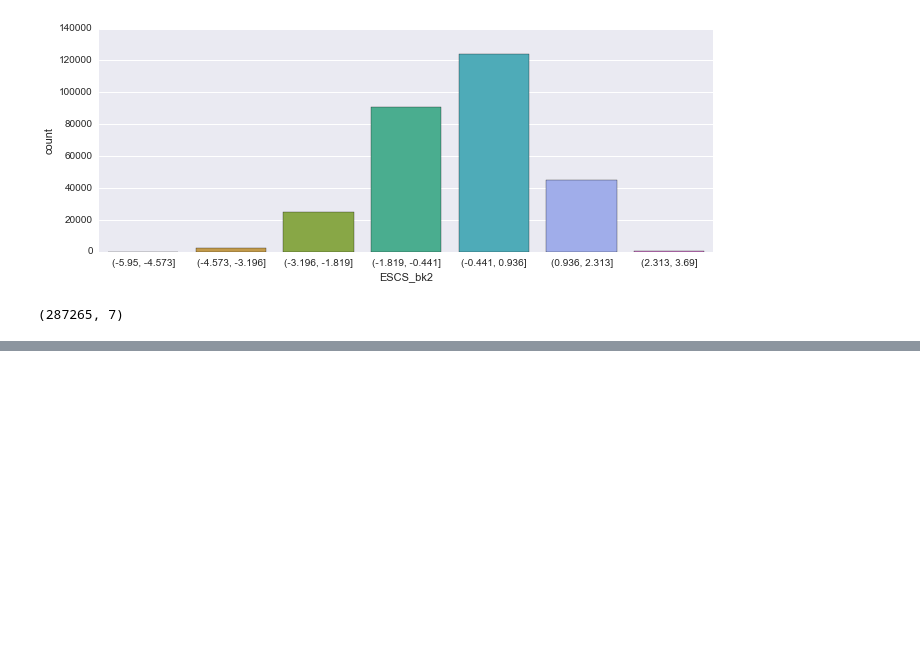
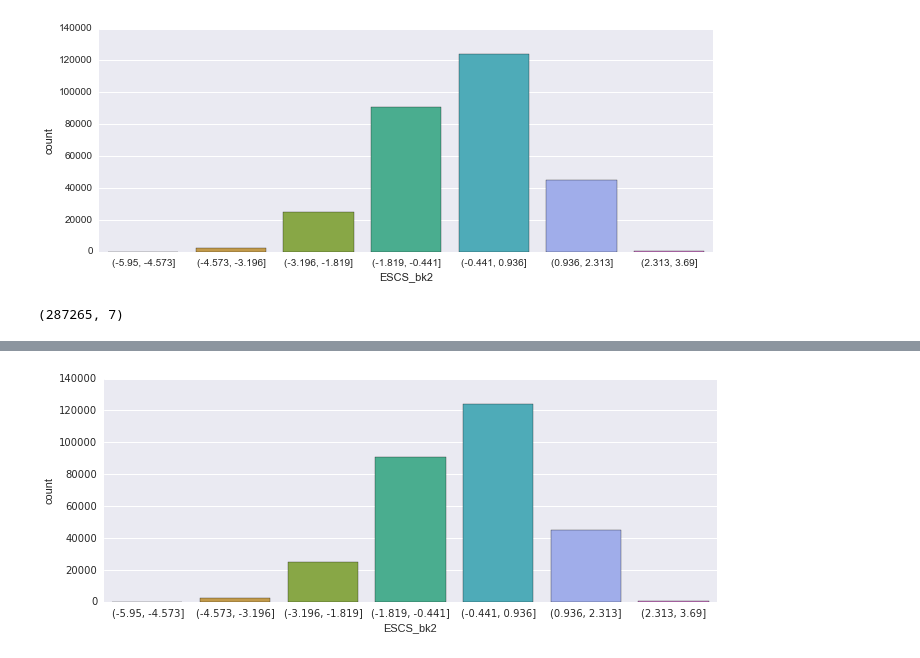
Before and after one commit to ucaiado/DATAVIS_UDACITY, a Jupyter notebook: report_aux.ipynb, the cells around one changed output, grey strips where cells are left out. Cells and saved outputs as stored; diff of their text form; code cells hidden in the pictures; blank space fills up the shorter version.

```diff
--- a/report_aux.ipynb
+++ b/report_aux.ipynb
@@ -884,0 +918,4 @@ df2.shape
+# %%
+sns.countplot(x="ESCS_bk2", data=self.df);
+# %% [output]
+[figure, added]
```
Also changed, not shown: parts of 13 cells of this notebook, 3 other files.
